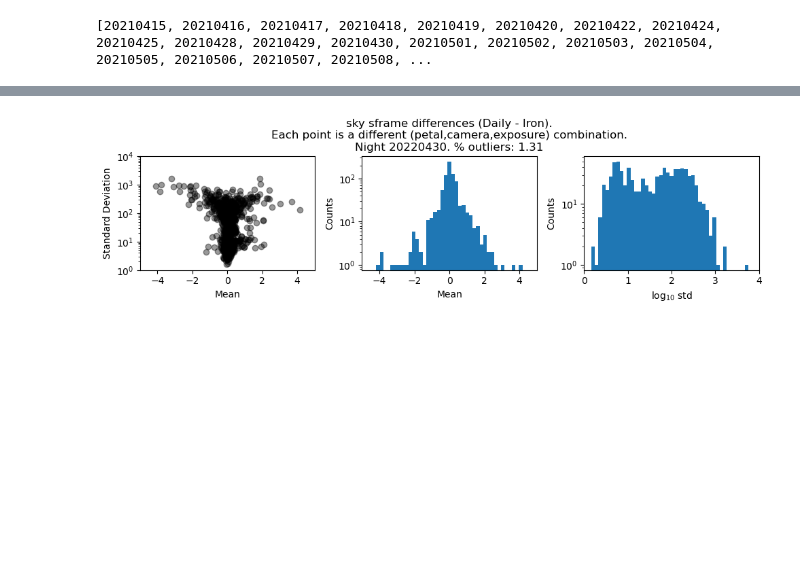
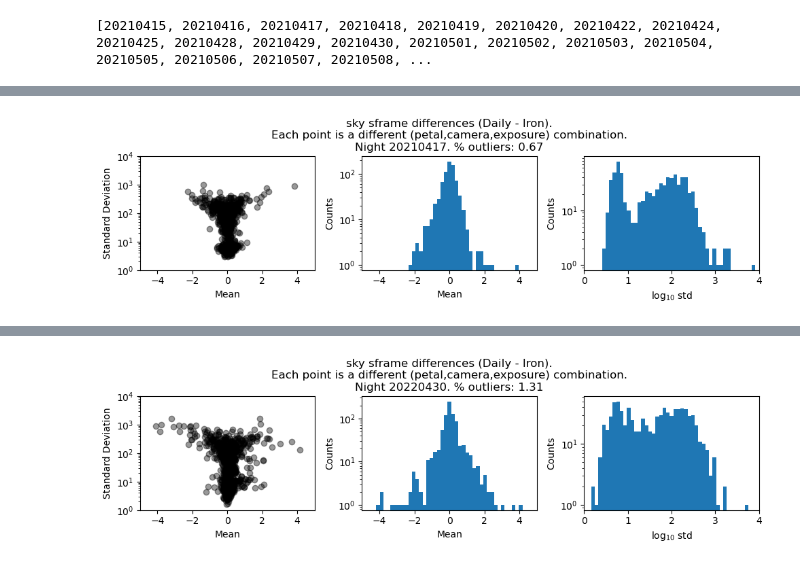
Before and after one commit to forero/desidatavalidation, a Jupyter notebook: nb/compare_sframes.ipynb, the cells around one changed output, grey strips where cells are left out. Cells and saved outputs as stored; diff of their text form; code cells hidden in the pictures; blank space fills up the shorter version.

```diff
--- a/nb/compare_sframes.ipynb
+++ b/nb/compare_sframes.ipynb
@@ -153,0 +158,4 @@ a = plot_differences(20210416)
+# %%
+a = plot_differences(20210417)
+# %% [output]
+[figure, added]
```
Also changed, not shown: parts of 4 cells of this notebook.
